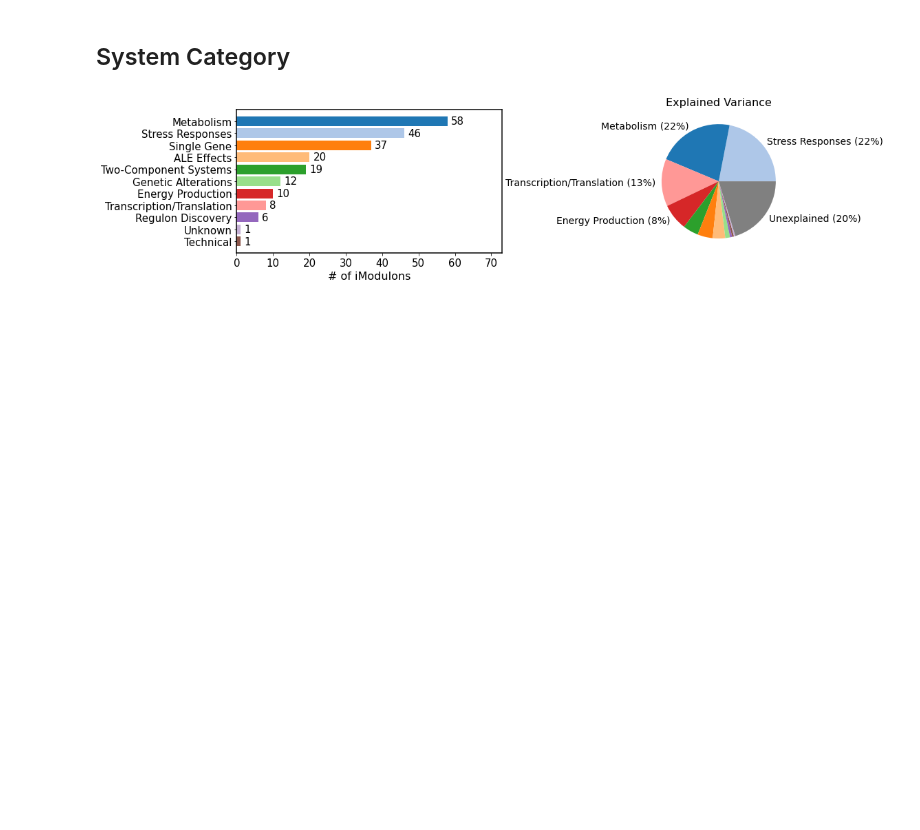
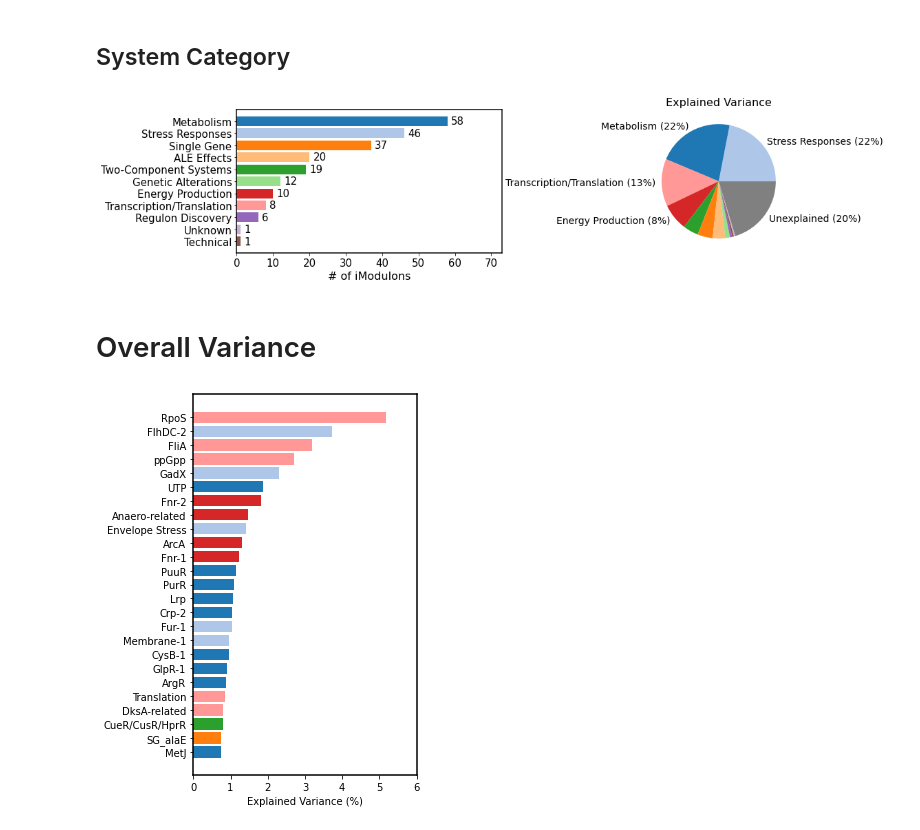
Before and after one commit to SBRG/precise2, a Jupyter notebook: notebooks/imodulon_summary.ipynb, the cells around one changed output. Drawn from its saved outputs; the diff is of its cells as text; code cells hidden in the pictures; blank space fills up the shorter version.

```diff
--- a/notebooks/imodulon_summary.ipynb
+++ b/notebooks/imodulon_summary.ipynb
@@ -91,3 +91,27 @@ fig_system = bar_and_pie('system_category', figsize=(16, 4))
 plt.savefig('fig3/system_categories.pdf')
 # %% [output]
 [figure]
+# %% [markdown]
+# Overall Variance
+# %%
+sorted_imod_table = imod_table.sort_values(by='exp_var', ascending=False)
+imod_cat_counts = Counter(imod_table['system_category'])
+sorted_cats, sorted_counts = zip(*sorted(list(imod_cat_counts.items()), key=lambda tup: tup[1], reverse=True))
+color_dict = dict(zip(sorted_cats, get_cmap('tab20').colors))
+
+_, ax = plt.subplots(figsize=(4, 7))
+n_top = 25
+for i, im_row in enumerate(sorted_imod_table.itertuples()):
+
+    if i < n_top:
+        ax.barh(0-i, im_row.exp_var, color=color_dict[im_row.system_category])
+
+ax.set_xlabel('Explained Variance (%)')
+ax.set_yticklabels(list(reversed(list(sorted_imod_table.index)[:n_top])), rotation=0, fontsize=10, ha='right')
+ax.set_yticks(range(-n_top+1, 1))
+ax.set_xticks(range(7))
+for i in ax.spines.values():
+    i.set_linewidth(1.5)
+plt.savefig('fig3/imod_variance.pdf', bbox_inches='tight')
+# %% [output]
+[figure, added]
```
Also changed, not shown: 5 other files.
